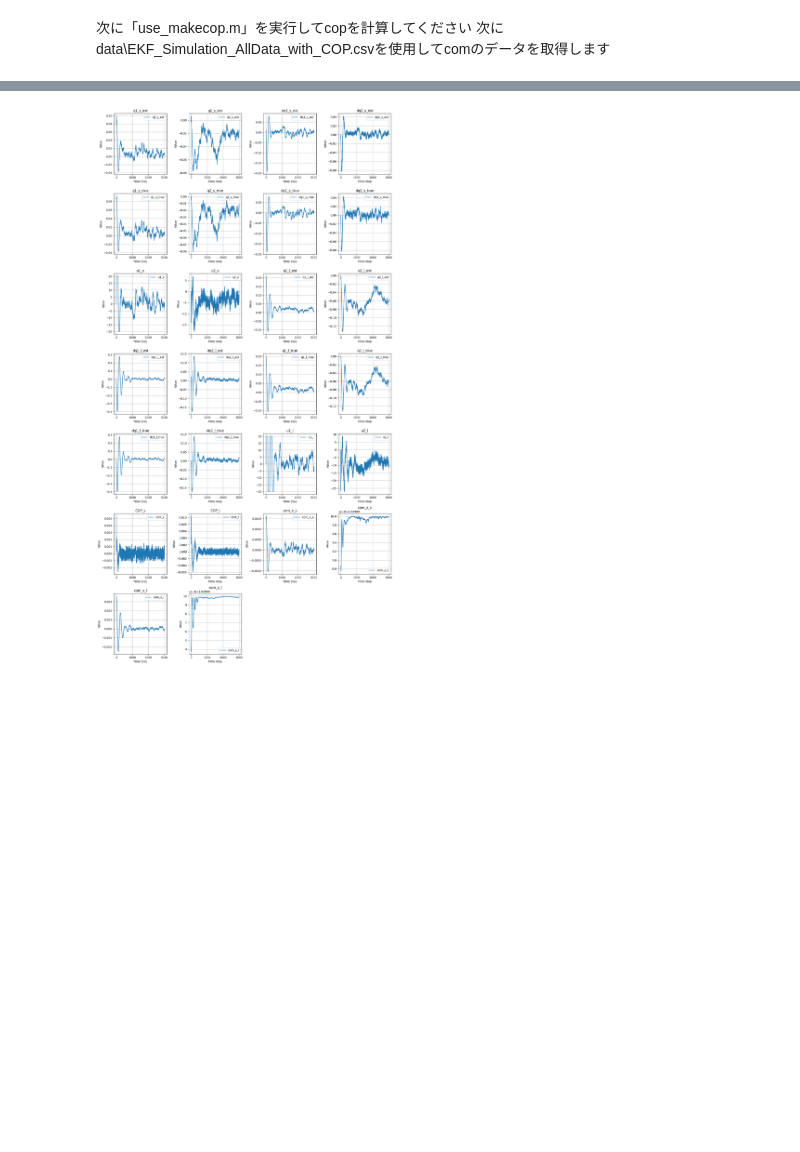
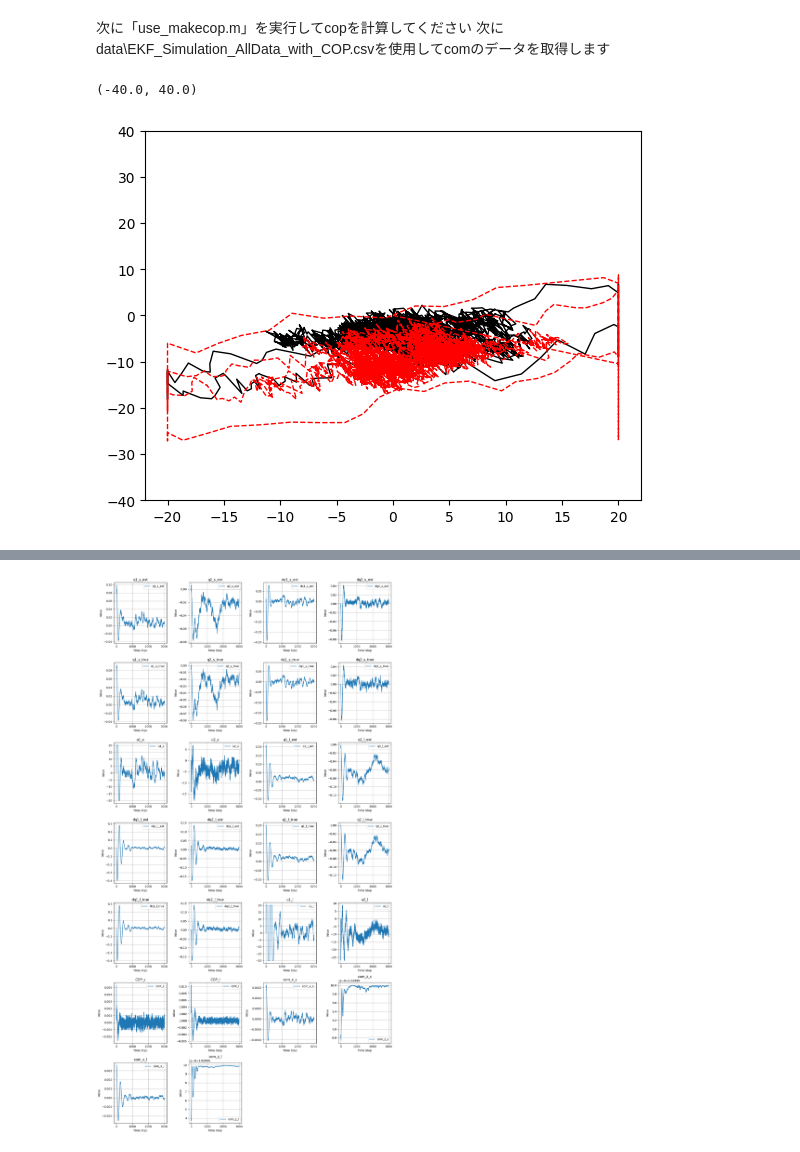
Before and after one commit to dalmatian-jp/MPC_donuts, a Jupyter notebook: data_analing.ipynb, the cells around one changed output, grey strips where cells are left out. Cells and saved outputs as stored; diff of their text form; code cells hidden in the pictures; blank space fills up the shorter version.

```diff
--- a/data_analing.ipynb
+++ b/data_analing.ipynb
@@ -53,3 +53,10 @@ def calculate_com(q1, q2, params):
 
 df[['com_x_s', 'com_z_s']] = df.apply(lambda row: calculate_com(row['q1_s_true'],row['q2_s_true'], system_params), axis=1)
 df[['com_x_l', 'com_z_l']] = df.apply(lambda row: calculate_com(row['q1_l_true'],row['q2_l_true'], system_params), axis=1)
+# %%
+plt.plot(df['u1_s'], df['u2_s'], label='u1_s',color="black",linewidth=1)
+plt.plot(df['u1_l'], df['u2_l'], label='u1_l',linestyle="--",color="r",linewidth=1)
+plt.ylim(-40, 40)
+# %% [output]
+(-40.0, 40.0)
+[figure, added]
```
Also changed, not shown: parts of 2 cells of this notebook.
